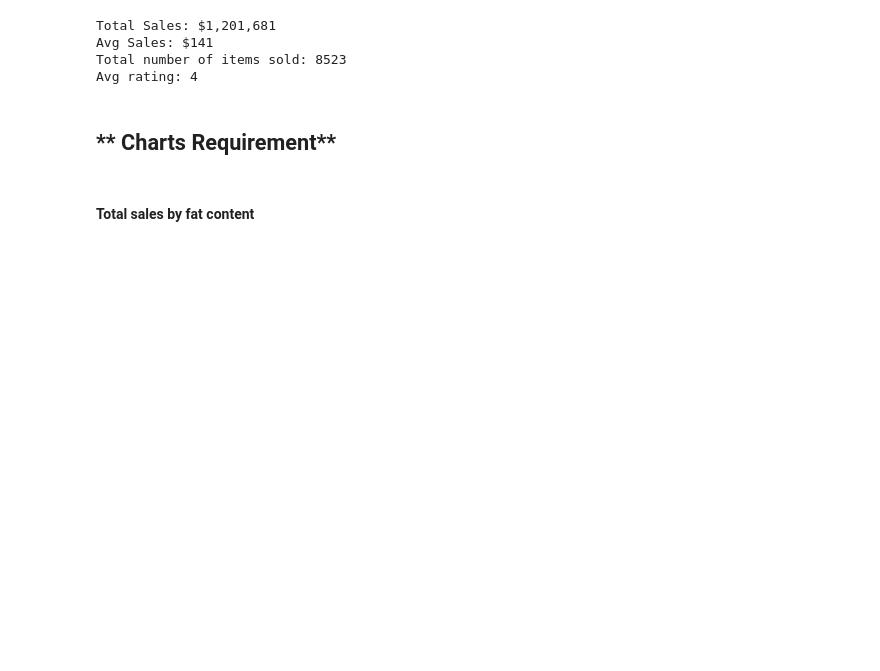
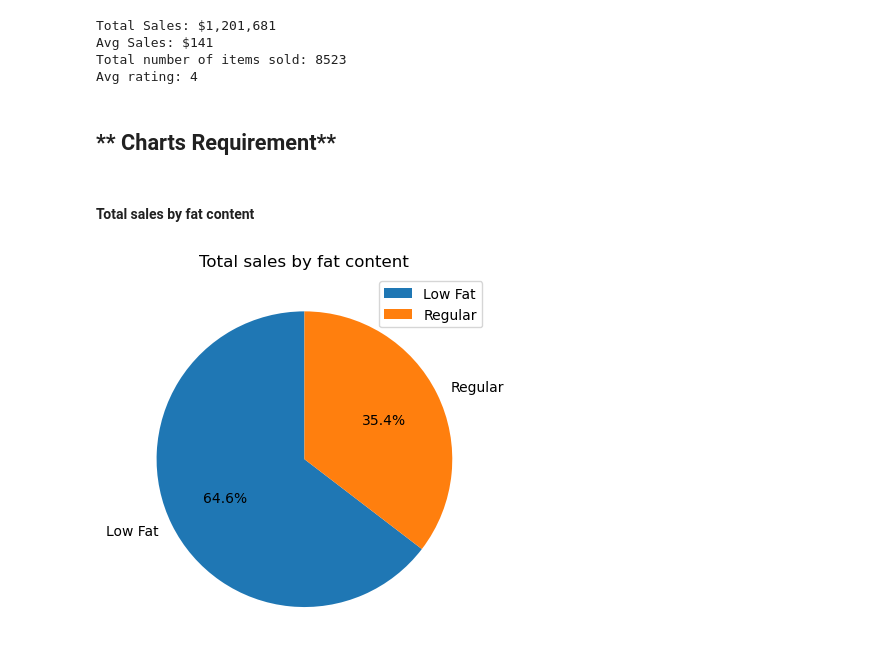
Before and after one commit to Venkatvj95/Blinkit_data_analysis, a Jupyter notebook: Blinkit_analysis.ipynb, the cells around one changed output. Cells and saved outputs as stored; diff of their text form; code cells hidden in the pictures; blank space fills up the shorter version.

```diff
--- a/Blinkit_analysis.ipynb
+++ b/Blinkit_analysis.ipynb
@@ -124,3 +117,11 @@ Avg rating: 4
 ## ** Charts Requirement**
 # %% [markdown]
 #### Total sales by fat content
+# %%
+sales_by_fat = df.groupby("Item Fat Content")["Sales"].sum()
+plt.pie(sales_by_fat,labels = sales_by_fat.index, autopct ="%0.1f%%", startangle =90)
+plt.title("Total sales by fat content")
+plt.legend()
+plt.show()
+# %% [output]
+[figure, added]
```
Also changed, not shown: parts of 11 cells of this notebook.
